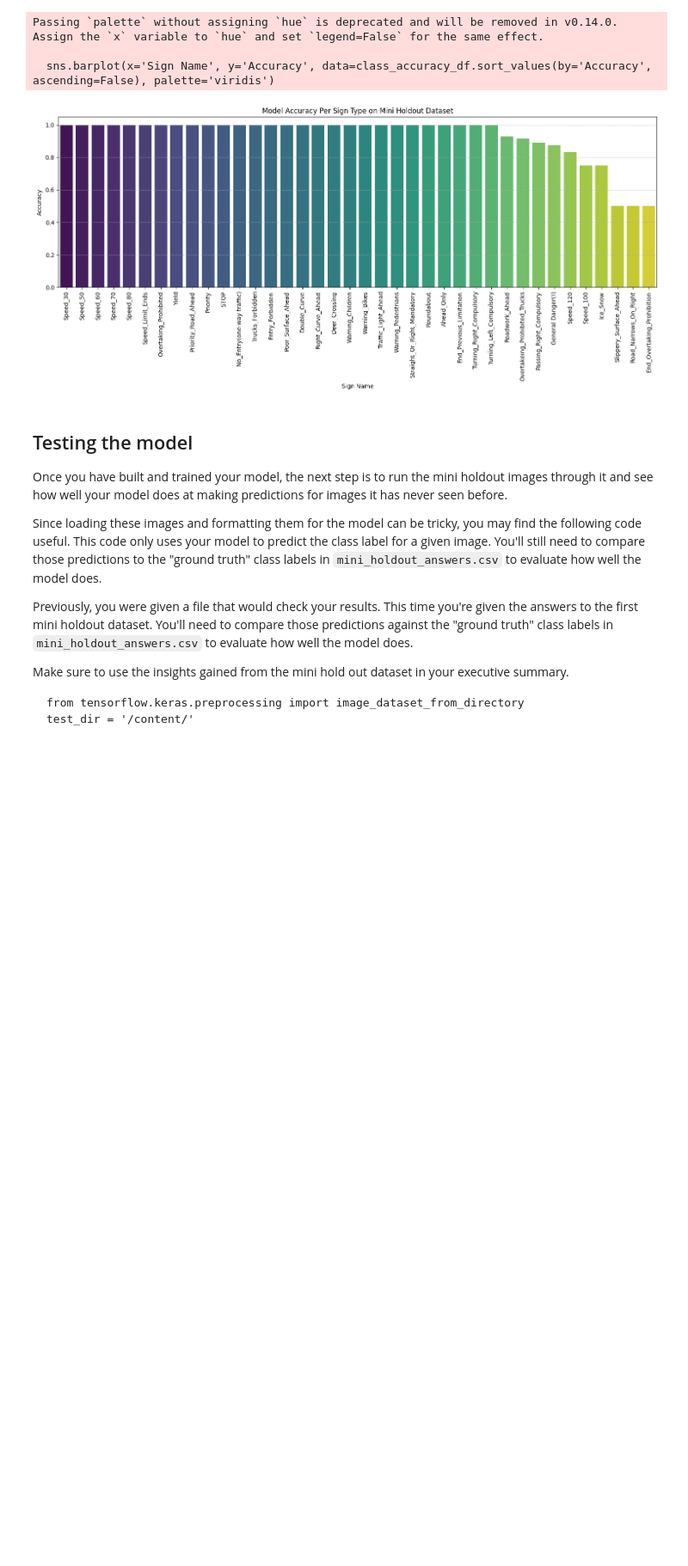
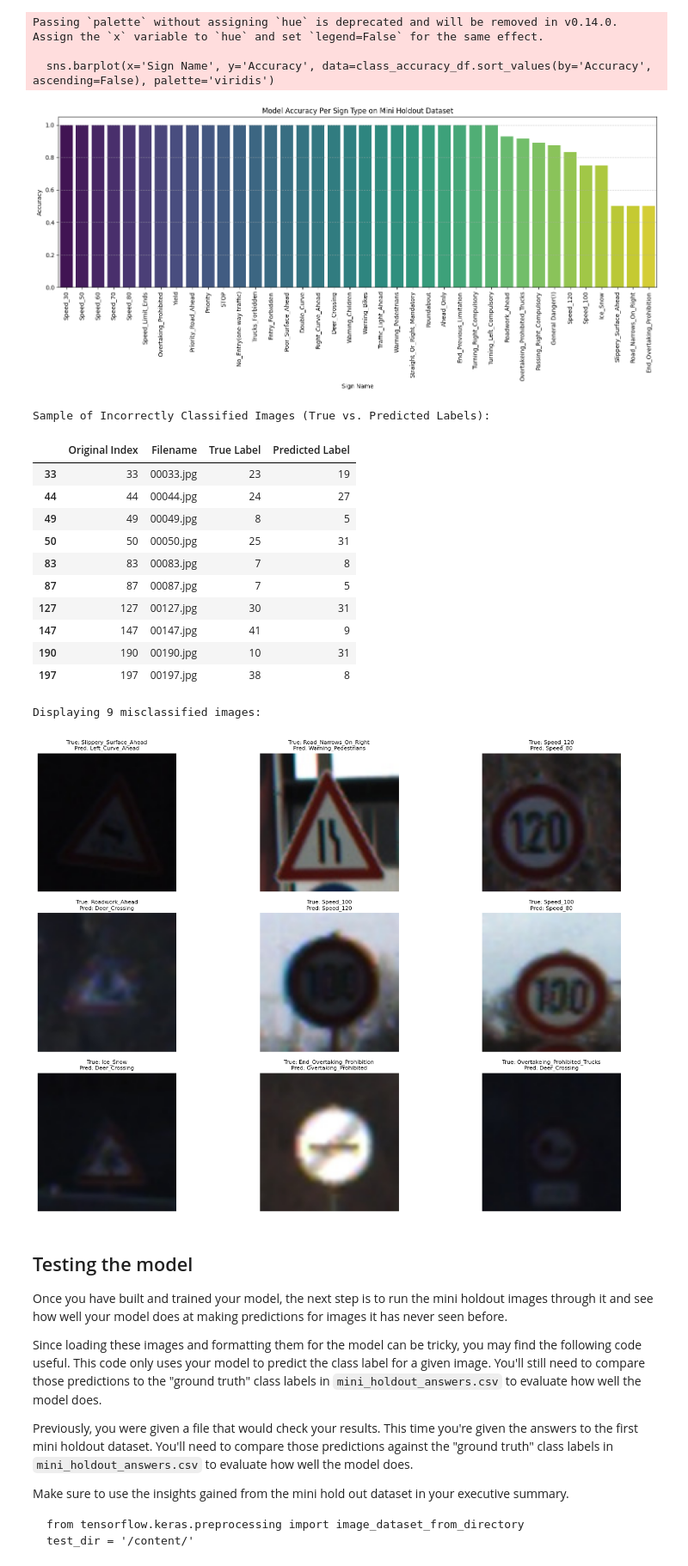
Before and after one commit to joseph-e-kent/ctrl_alt_elite, a Jupyter notebook: notebooks/starter_signs_silas.ipynb, the cells around one changed output. Shown at 86% size. Saved outputs shown, nothing was run; the diff lists cells and outputs as text; code cells hidden in the pictures; blank space fills up the shorter version.

```diff
--- a/notebooks/starter_signs_silas.ipynb
+++ b/notebooks/starter_signs_silas.ipynb
@@ -372,6 +372,78 @@ Passing `palette` without assigning `hue` is deprecated and will be removed in v
 
   sns.barplot(x='Sign Name', y='Accuracy', data=class_accuracy_df.sort_values(by='Accuracy', ascending=False), palette='viridis')
 [figure]
+# %%
+import matplotlib.pyplot as plt
+import matplotlib.image as mpimg
+
+# Filter for incorrect predictions
+incorrect_predictions_df = comparison_df[comparison_df['True Label'] != comparison_df['Predicted Label']].copy()
+
+# Add filenames from mini_holdout_answers
+incorrect_predictions_df = incorrect_predictions_df.merge(mini_holdout_answers[['Filename', 'ClassId']],
+                                                           left_on='True Label',
+                                                           right_on='ClassId', how='left')
+# Dropping the duplicate 'ClassId' column
+incorrect_predictions_df.drop(columns=['ClassId'], inplace=True)
+
+# To get the correct filename for each row, we need to map the original order
+# of mini_holdout_answers to the incorrect_predictions_df
+
+# First, let's reset the index of mini_holdout_answers to use it for merging based on original order
+mini_holdout_answers_indexed = mini_holdout_answers.reset_index()
+
+# Create a new comparison_df with the original index to match filenames correctly
+comparison_with_filenames_df = pd.DataFrame({
+    'Original Index': mini_holdout_answers_indexed['index'],
+    'Filename': mini_holdout_answers_indexed['Filename'],
+    'True Label': true_labels,
+    'Predicted Label': predictions
+})
+
+# Filter for incorrect predictions using this new DataFrame
+incorrect_predictions_with_filenames_df = comparison_with_filenames_df[
+    comparison_with_filenames_df['True Label'] != comparison_with_filenames_df['Predicted Label']
+]
+
+print("\nSample of Incorrectly Classified Images (True vs. Predicted Labels):")
+display(incorrect_predictions_with_filenames_df.head(10))
+
+# Display some of the misclassified images
+plt.figure(figsize=(15, 10))
+num_to_display = min(9, len(incorrect_predictions_with_filenames_df))
+
+print(f"\nDisplaying {num_to_display} misclassified images:")
+for i in range(num_to_display):
+    row = incorrect_predictions_with_filenames_df.iloc[i]
+    filename = row['Filename']
+    true_label = int(row['True Label'])
+    predicted_label = int(row['Predicted Label'])
+
+    # Construct the full path to the image
+    image_path = f"/content/mini_holdout/{filename}"
+
+    plt.subplot(3, 3, i + 1)
+    img = mpimg.imread(image_path)
+    plt.imshow(img)
+    plt.title(f"True: {target_names[true_label]}\nPred: {target_names[predicted_label]}", fontsize=8)
+    plt.axis('off')
+plt.tight_layout()
+plt.show()
+# %% [output]
+Sample of Incorrectly Classified Images (True vs. Predicted Labels):
+|  | Original Index | Filename | True Label | Predicted Label |
+| 33 | 33 | 00033.jpg | 23 | 19 |
+| 44 | 44 | 00044.jpg | 24 | 27 |
+| 49 | 49 | 00049.jpg | 8 | 5 |
+| 50 | 50 | 00050.jpg | 25 | 31 |
+| 83 | 83 | 00083.jpg | 7 | 8 |
+| 87 | 87 | 00087.jpg | 7 | 5 |
+| 127 | 127 | 00127.jpg | 30 | 31 |
+| 147 | 147 | 00147.jpg | 41 | 9 |
+| 190 | 190 | 00190.jpg | 10 | 31 |
+| 197 | 197 | 00197.jpg | 38 | 8 |
+Displaying 9 misclassified images:
+[figure, added]
 # %% [markdown]
 ## Testing the model
 Once you have built and trained your model, the next step is to run the mini holdout images through it and see how well your model does at making predictions for images it has never seen before.
```
